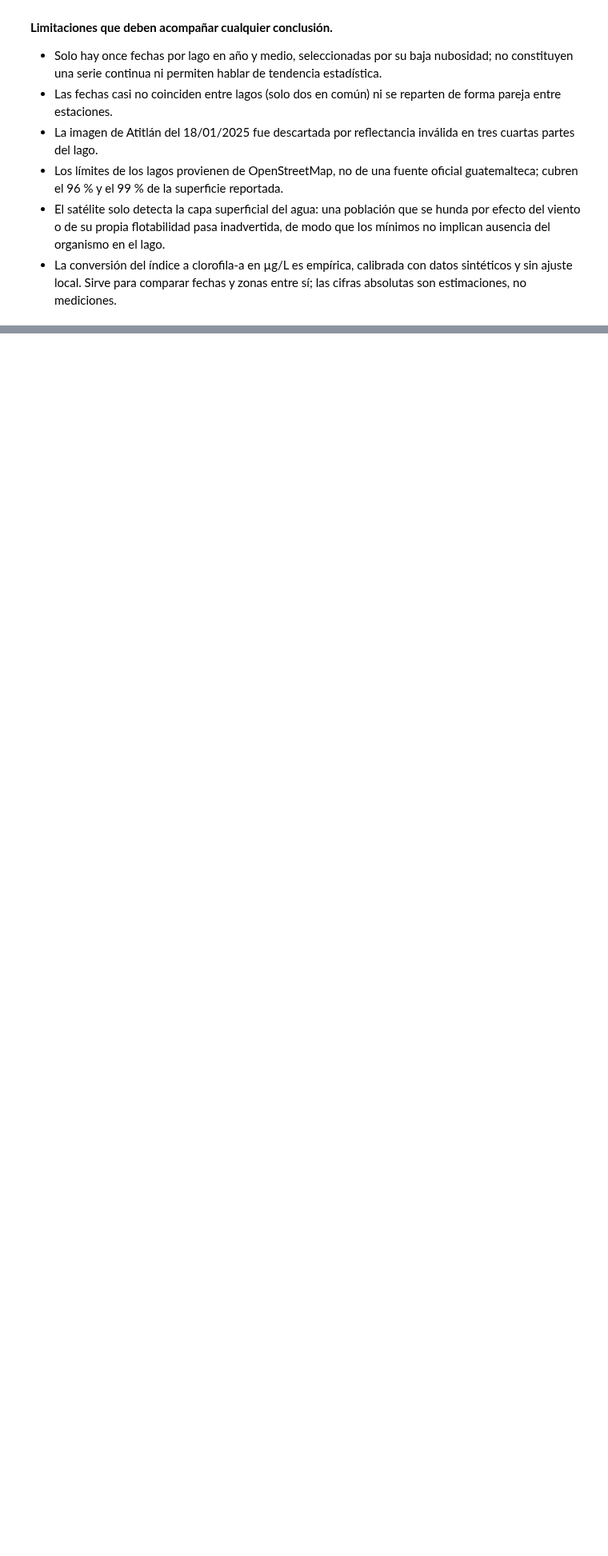
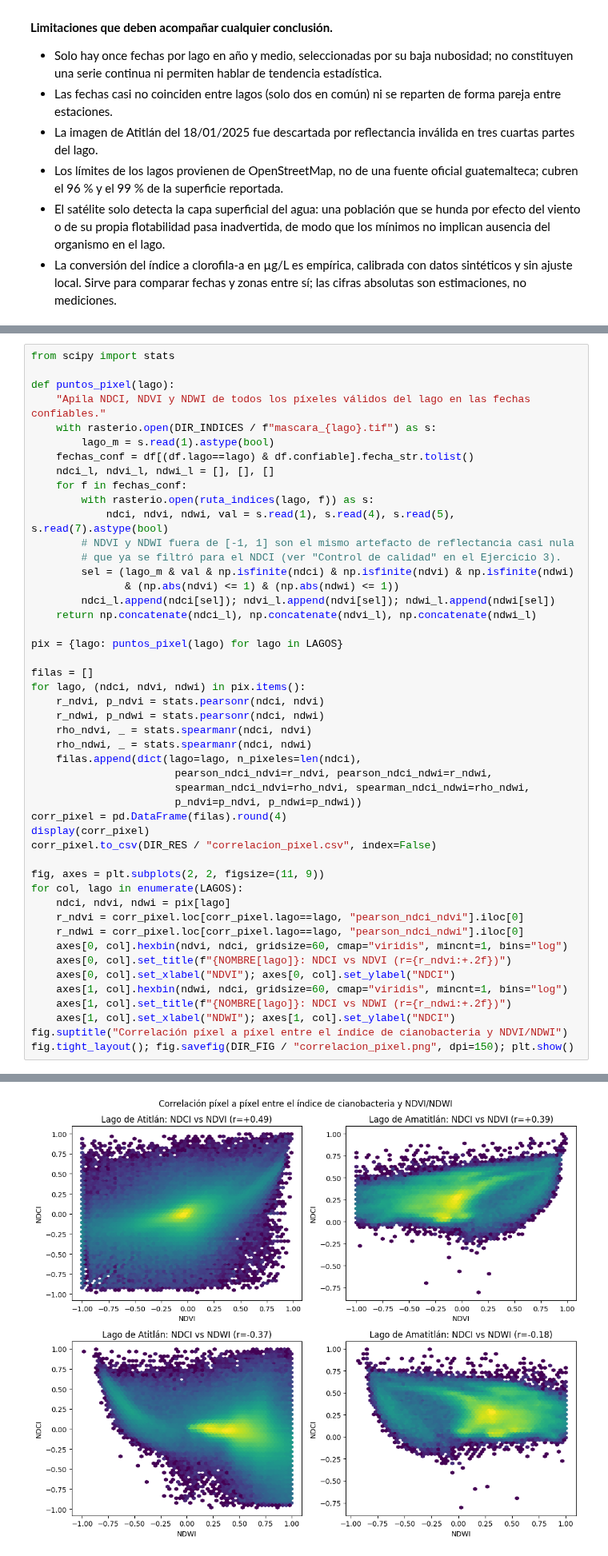
Before and after one commit to nicollegordillo/An-lisis-Geoespacial-y-sensores-remotos, a Jupyter notebook: 02_analisis.ipynb, the cells around one changed output, grey strips where cells are left out. Shown at 80% size. Drawn from its saved outputs; the diff is of its cells as text; blank space fills up the shorter version.

Commit message:
Add spatial analysis and NDCI-NDVI/NDWI correlation (exercises 5-6)

```diff
--- a/02_analisis.ipynb
+++ b/02_analisis.ipynb
@@ -660,0 +861,49 @@ son tan bajos que no permiten distinguir un patrón.
+# %%
+from scipy import stats
+
+def puntos_pixel(lago):
+    "Apila NDCI, NDVI y NDWI de todos los píxeles válidos del lago en las fechas confiables."
+    with rasterio.open(DIR_INDICES / f"mascara_{lago}.tif") as s:
+        lago_m = s.read(1).astype(bool)
+    fechas_conf = df[(df.lago==lago) & df.confiable].fecha_str.tolist()
+    ndci_l, ndvi_l, ndwi_l = [], [], []
+    for f in fechas_conf:
+        with rasterio.open(ruta_indices(lago, f)) as s:
+            ndci, ndvi, ndwi, val = s.read(1), s.read(4), s.read(5), s.read(7).astype(bool)
+        # NDVI y NDWI fuera de [-1, 1] son el mismo artefacto de reflectancia casi nula
+        # que ya se filtró para el NDCI (ver "Control de calidad" en el Ejercicio 3).
+        sel = (lago_m & val & np.isfinite(ndci) & np.isfinite(ndvi) & np.isfinite(ndwi)
+               & (np.abs(ndvi) <= 1) & (np.abs(ndwi) <= 1))
+        ndci_l.append(ndci[sel]); ndvi_l.append(ndvi[sel]); ndwi_l.append(ndwi[sel])
+    return np.concatenate(ndci_l), np.concatenate(ndvi_l), np.concatenate(ndwi_l)
+
+pix = {lago: puntos_pixel(lago) for lago in LAGOS}
+
+filas = []
+for lago, (ndci, ndvi, ndwi) in pix.items():
+    r_ndvi, p_ndvi = stats.pearsonr(ndci, ndvi)
+    r_ndwi, p_ndwi = stats.pearsonr(ndci, ndwi)
+    rho_ndvi, _ = stats.spearmanr(ndci, ndvi)
+    rho_ndwi, _ = stats.spearmanr(ndci, ndwi)
+    filas.append(dict(lago=lago, n_pixeles=len(ndci),
+                       pearson_ndci_ndvi=r_ndvi, pearson_ndci_ndwi=r_ndwi,
+                       spearman_ndci_ndvi=rho_ndvi, spearman_ndci_ndwi=rho_ndwi,
+                       p_ndvi=p_ndvi, p_ndwi=p_ndwi))
+corr_pixel = pd.DataFrame(filas).round(4)
+display(corr_pixel)
+corr_pixel.to_csv(DIR_RES / "correlacion_pixel.csv", index=False)
+
+fig, axes = plt.subplots(2, 2, figsize=(11, 9))
+for col, lago in enumerate(LAGOS):
+    ndci, ndvi, ndwi = pix[lago]
+    r_ndvi = corr_pixel.loc[corr_pixel.lago==lago, "pearson_ndci_ndvi"].iloc[0]
+    r_ndwi = corr_pixel.loc[corr_pixel.lago==lago, "pearson_ndci_ndwi"].iloc[0]
+    axes[0, col].hexbin(ndvi, ndci, gridsize=60, cmap="viridis", mincnt=1, bins="log")
+    axes[0, col].set_title(f"{NOMBRE[lago]}: NDCI vs NDVI (r={r_ndvi:+.2f})")
+    axes[0, col].set_xlabel("NDVI"); axes[0, col].set_ylabel("NDCI")
+    axes[1, col].hexbin(ndwi, ndci, gridsize=60, cmap="viridis", mincnt=1, bins="log")
+    axes[1, col].set_title(f"{NOMBRE[lago]}: NDCI vs NDWI (r={r_ndwi:+.2f})")
+    axes[1, col].set_xlabel("NDWI"); axes[1, col].set_ylabel("NDCI")
+fig.suptitle("Correlación píxel a píxel entre el índice de cianobacteria y NDVI/NDWI")
+fig.tight_layout(); fig.savefig(DIR_FIG / "correlacion_pixel.png", dpi=150); plt.show()
+# %% [output]
@@ -660,0 +913 @@ son tan bajos que no permiten distinguir un patrón.
+[figure, added]
```
Also changed, not shown: parts of 15 cells of this notebook, 15 other files.
